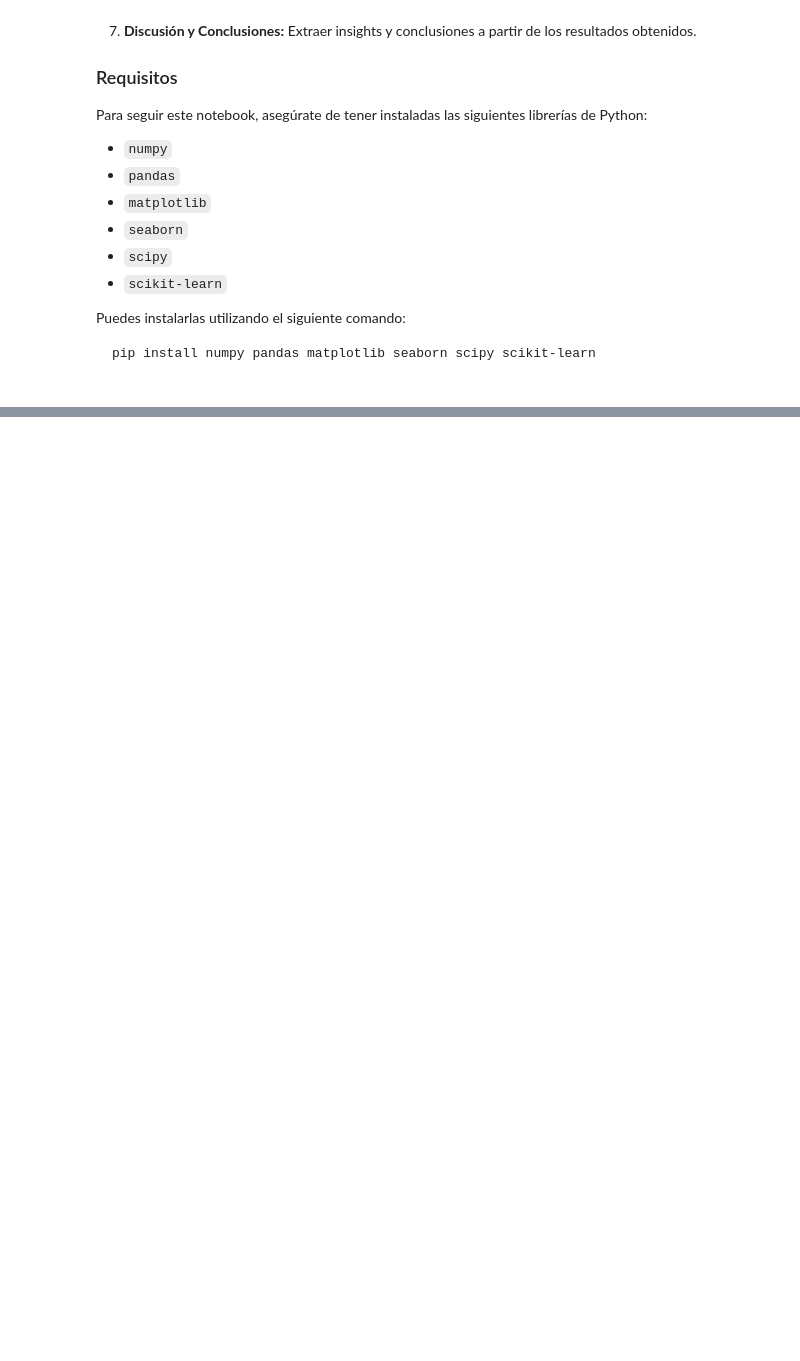
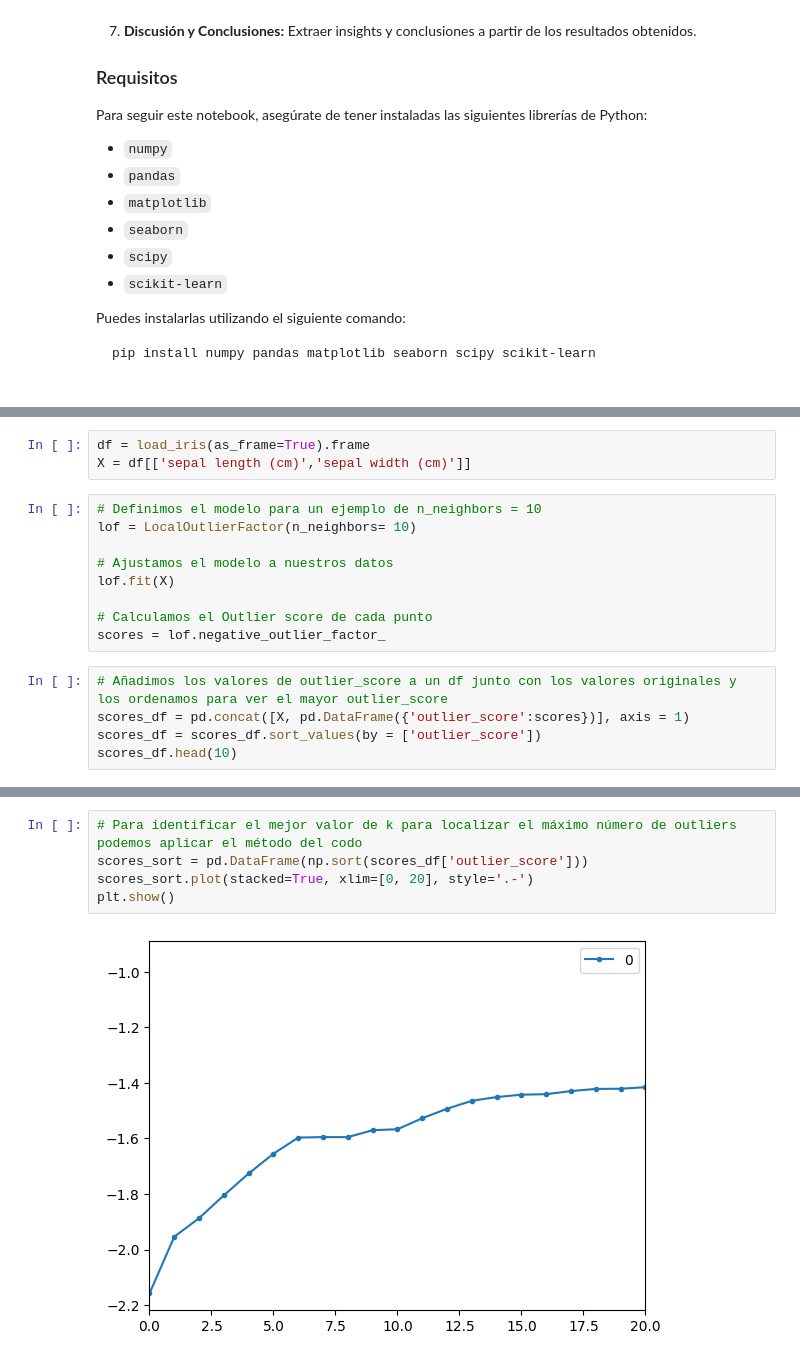
Before and after one commit to dtoralg/TheValley_MDS, a Jupyter notebook: notebooks/E2_Clustering_Jeraquico_con_IRIS.ipynb, the cells around one changed output, grey strips where cells are left out. Cells and saved outputs as stored; diff of their text form; blank space fills up the shorter version.

```diff
--- a/notebooks/E2_Clustering_Jeraquico_con_IRIS.ipynb
+++ b/notebooks/E2_Clustering_Jeraquico_con_IRIS.ipynb
@@ -64,0 +83,17 @@ pip install numpy pandas matplotlib seaborn scipy scikit-learn
+# %%
+df = load_iris(as_frame=True).frame
+X = df[['sepal length (cm)','sepal width (cm)']]
+# %%
+# Definimos el modelo para un ejemplo de n_neighbors = 10
+lof = LocalOutlierFactor(n_neighbors= 10)
+
+# Ajustamos el modelo a nuestros datos
+lof.fit(X)
+
+# Calculamos el Outlier score de cada punto
+scores = lof.negative_outlier_factor_
+# %%
+# Añadimos los valores de outlier_score a un df junto con los valores originales y los ordenamos para ver el mayor outlier_score
+scores_df = pd.concat([X, pd.DataFrame({'outlier_score':scores})], axis = 1)
+scores_df = scores_df.sort_values(by = ['outlier_score'])
+scores_df.head(10)
@@ -64,0 +112,7 @@ pip install numpy pandas matplotlib seaborn scipy scikit-learn
+# %%
+# Para identificar el mejor valor de k para localizar el máximo número de outliers podemos aplicar el método del codo
+scores_sort = pd.DataFrame(np.sort(scores_df['outlier_score']))
+scores_sort.plot(stacked=True, xlim=[0, 20], style='.-')
+plt.show()
+# %% [output]
+[figure, added]
```
Also changed, not shown: parts of 13 cells of this notebook.
